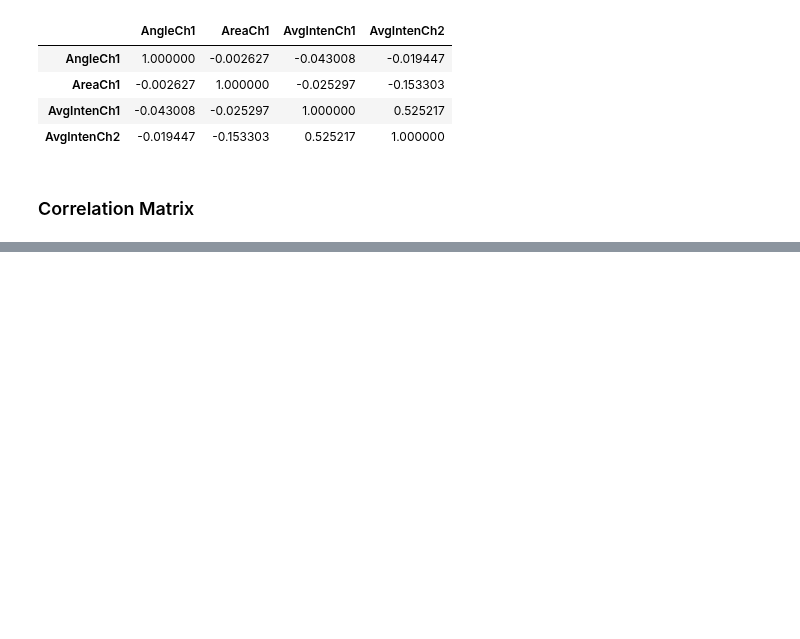
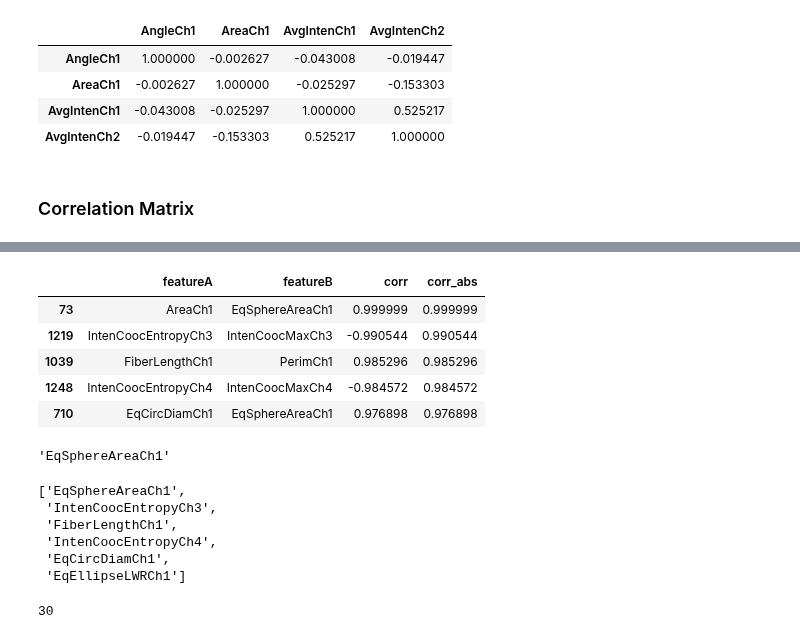
Before and after one commit to rickhaffey/stats-apm, a Jupyter notebook: computing-python/Computing-Chapter-03-Python.ipynb, the cells around one changed output, grey strips where cells are left out. Drawn from its saved outputs; the diff is of its cells as text; code cells hidden in the pictures; blank space fills up the shorter version.

```diff
--- a/computing-python/Computing-Chapter-03-Python.ipynb
+++ b/computing-python/Computing-Chapter-03-Python.ipynb
@@ -236,0 +215,19 @@ corrs = pd.melt(temp, id_vars=['index'])
+# %%
+def get_feature_correlations(correlations):
+    # look only at the upper triangular values _above_ the main diagonal
+    mask = np.triu(np.ones(correlations.shape), k=1).astype(np.bool)
+    result = correlations.where(mask).stack().reset_index()
+    result.columns = ['featureA', 'featureB', 'corr']
+    result['corr_abs'] = np.abs(result['corr'])
+
+    return result.sort_values(by='corr_abs', ascending=False)
+
+feature_corr = get_feature_correlations(correlations)
+feature_corr.head()
+# %% [output]
+|  | featureA | featureB | corr | corr_abs |
+| 73 | AreaCh1 | EqSphereAreaCh1 | 0.999999 | 0.999999 |
+| 1219 | IntenCoocEntropyCh3 | IntenCoocMaxCh3 | -0.990544 | 0.990544 |
+| 1039 | FiberLengthCh1 | PerimCh1 | 0.985296 | 0.985296 |
+| 1248 | IntenCoocEntropyCh4 | IntenCoocMaxCh4 | -0.984572 | 0.984572 |
+| 710 | EqCircDiamCh1 | EqSphereAreaCh1 | 0.976898 | 0.976898 |
@@ -236,0 +251,4 @@ corrs = pd.melt(temp, id_vars=['index'])
+# %%
+get_most_correlated(feature_corr)
+# %% [output]
+'EqSphereAreaCh1'
@@ -236,0 +269,14 @@ corrs = pd.melt(temp, id_vars=['index'])
+# %%
+highCorr = find_correlations(feature_corr, cutoff=0.75)
+highCorr[:6]
+# %% [output]
+['EqSphereAreaCh1',
+ 'IntenCoocEntropyCh3',
+ 'FiberLengthCh1',
+ 'IntenCoocEntropyCh4',
+ 'EqCircDiamCh1',
+ 'EqEllipseLWRCh1']
+# %%
+len(highCorr)
+# %% [output]
+30
```
Also changed, not shown: parts of 12 cells of this notebook, 4 other files.
